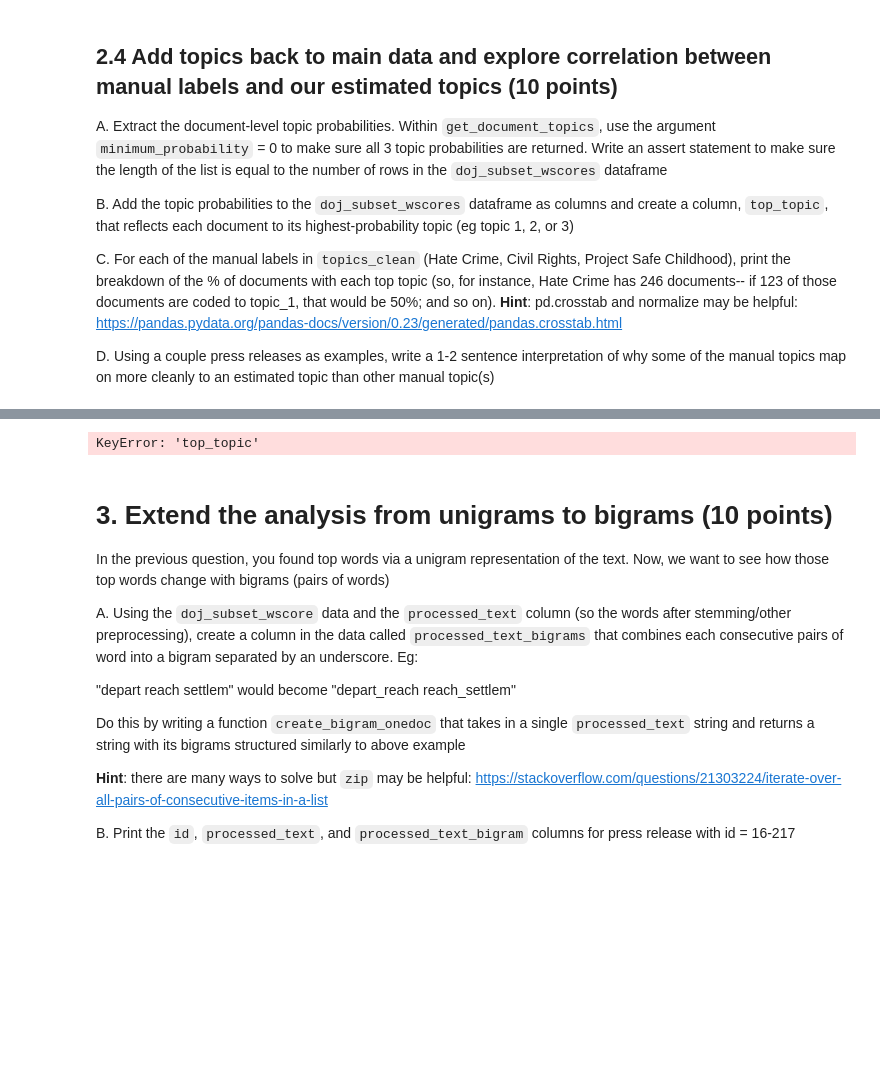
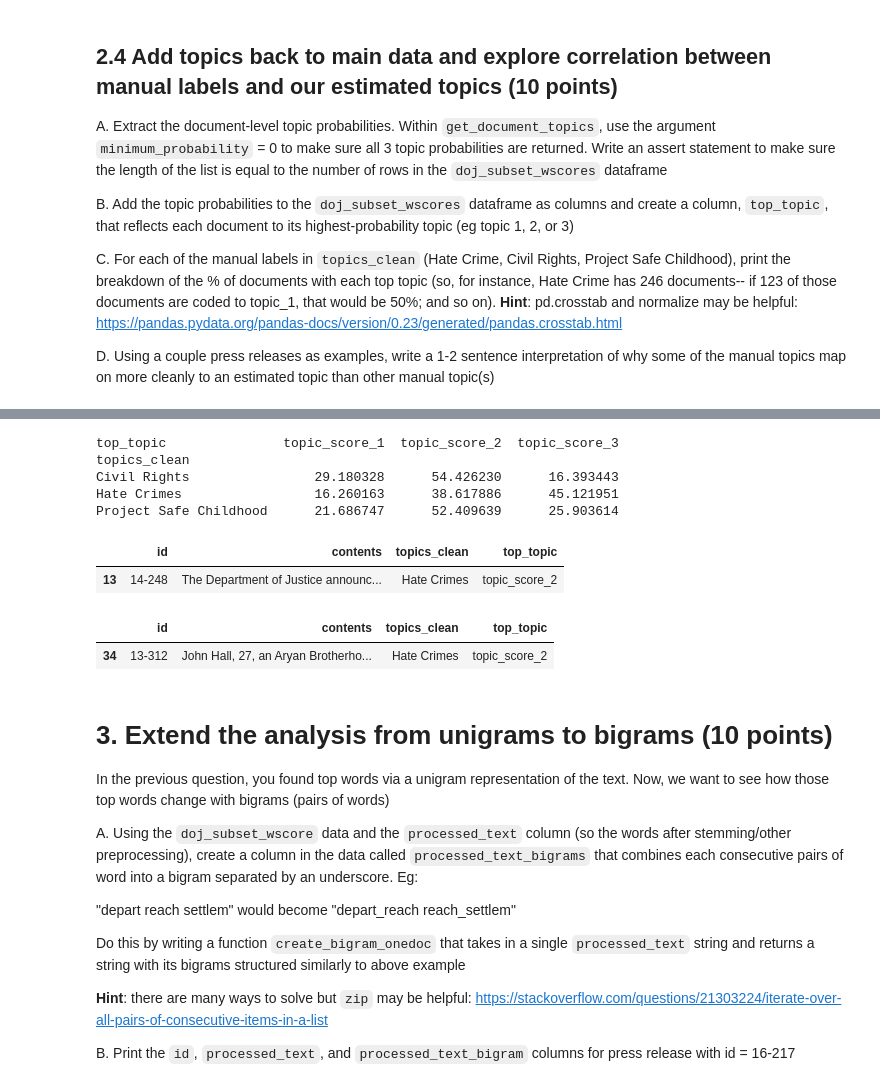
Before and after one commit to mford0521/QSS20_S24, a Jupyter notebook: ford_work/ford_pset3.ipynb, the cells around one changed output, grey strips where cells are left out. Saved outputs shown, nothing was run; the diff lists cells and outputs as text; code cells hidden in the pictures; blank space fills up the shorter version.

```diff
--- a/ford_work/ford_pset3.ipynb
+++ b/ford_work/ford_pset3.ipynb
@@ -566,0 +586,10 @@ a: 3
+# %%
+## D: Print the top 10 words for press releases in each of the three `topics_clean`
+
+for topic in dtm_nopre['topics_clean'].unique():
+
+    topic_dtm = dtm_nopre[dtm_nopre['topics_clean'] == topic]
+
+    print("top 10 words for topic " + topic + ":")
+
+    print(get_topwords(topic_dtm))
@@ -686,12 +705,14 @@ corpus_fromdict = [text_raw_dict.doc2bow(one_text)
                    for one_text in text_raw_tokens]
 
 ### for each item in our original dictionary, get list of topic probabilities
-l = [ldamod.get_document_topics(topic, minimum_probability = 0) for topic in corpus_fromdict]
+doc_topics = [ldamod.get_document_topics(topic, minimum_probability = 0) for topic in corpus_fromdict]
 
 ### print result
-l[0:5]
+doc_topics[0:5]
 
 ### write an assert statement
 
-assert len(l) == len(doj_subset_wscore), "Length of the list, l, and the dataframe, doj_subset_wscore are not equal"
+assert len(doc_topics) == len(doj_subset_wscore), "Length of the list, l, and the dataframe, doj_subset_wscore are not equal"
+
+# The length of both doc_topics and doj_subset_wscore i 717
 # %% [output]
@@ -714,17 +724,53 @@ document_topic_probabilities.append([topic for _, topic in topic_probabilities])
+# %%
+## B: add those topic probabilities to the dataframe
+
+assert len(l) == len(doj_subset_wscore), "Length of l not equal to length of doj_subset_wscore"
+
+doj_subset_wscore["topic_score_1"] = [
+    next((t[1] for t in doc if t[0] == 0))
+    for doc in doc_topics
+]
+
+doj_subset_wscore["topic_score_2"] = [
+    next((t[1] for t in doc if t[0] == 1))
+    for doc in doc_topics
+]
+
+doj_subset_wscore["topic_score_3"] = [
+    next((t[1] for t in doc if t[0] == 2))
+    for doc in doc_topics
+]
+
+doj_subset_wscore["top_topic"] = doj_subset_wscore[["topic_score_1", "topic_score_2", "topic_score_3"]].idxmax(axis = 1)
 # %%
 ## C: summarize the topic proportions for each of the topics_clean
 
-percent_top = pd.crosstab(doj_subset_wscore['topics_clean'], doj_subset_wscore['top_topic'], normalize='index') * 100
+prop_top = pd.crosstab(doj_subset_wscore['topics_clean'], doj_subset_wscore['top_topic'], normalize = 'index') * 100
 
 print(percent_top)
 # %% [output]
-KeyError: 'top_topic'
+top_topic               topic_score_1  topic_score_2  topic_score_3
+topics_clean
+Civil Rights                29.180328      54.426230      16.393443
+Hate Crimes                 16.260163      38.617886      45.121951
+Project Safe Childhood      21.686747      52.409639      25.903614
 # %%
 ## D: why some of the manual topics map on more cleanly to an estimated topic than other manual topic(s)
 
 example_1 = doj_subset_wscore[doj_subset_wscore['id'] == '14-248']
 
 example_2 = doj_subset_wscore[doj_subset_wscore['id'] == '13-312']
+
+example_1[["id", "contents", "topics_clean", "top_topic"]]
+
+example_2[["id", "contents", "topics_clean", "top_topic"]]
+
+## Question: Why do some of the manual topics map on more cleanly to an estimated topic than other manual topic(s)
+# %% [output]
+|  | id | contents | topics_clean | top_topic |
+| 13 | 14-248 | The Department of Justice announc... | Hate Crimes | topic_score_2 |
+|  | id | contents | topics_clean | top_topic |
+| 34 | 13-312 | John Hall, 27, an Aryan Brotherho... | Hate Crimes | topic_score_2 |
 # %% [markdown]
 # 3. Extend the analysis from unigrams to bigrams (10 points)
 
```
Also changed, not shown: parts of 17 cells of this notebook.
